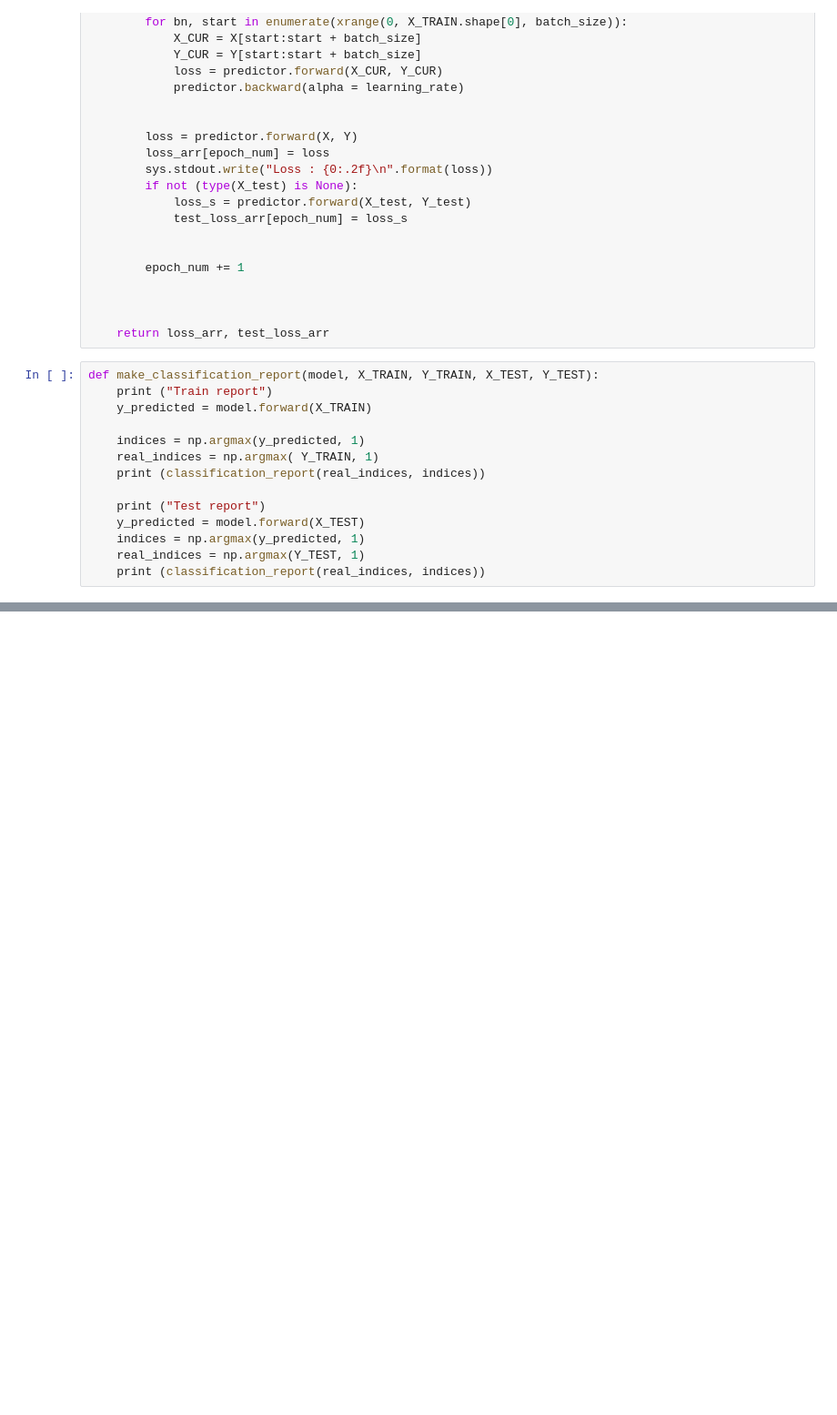
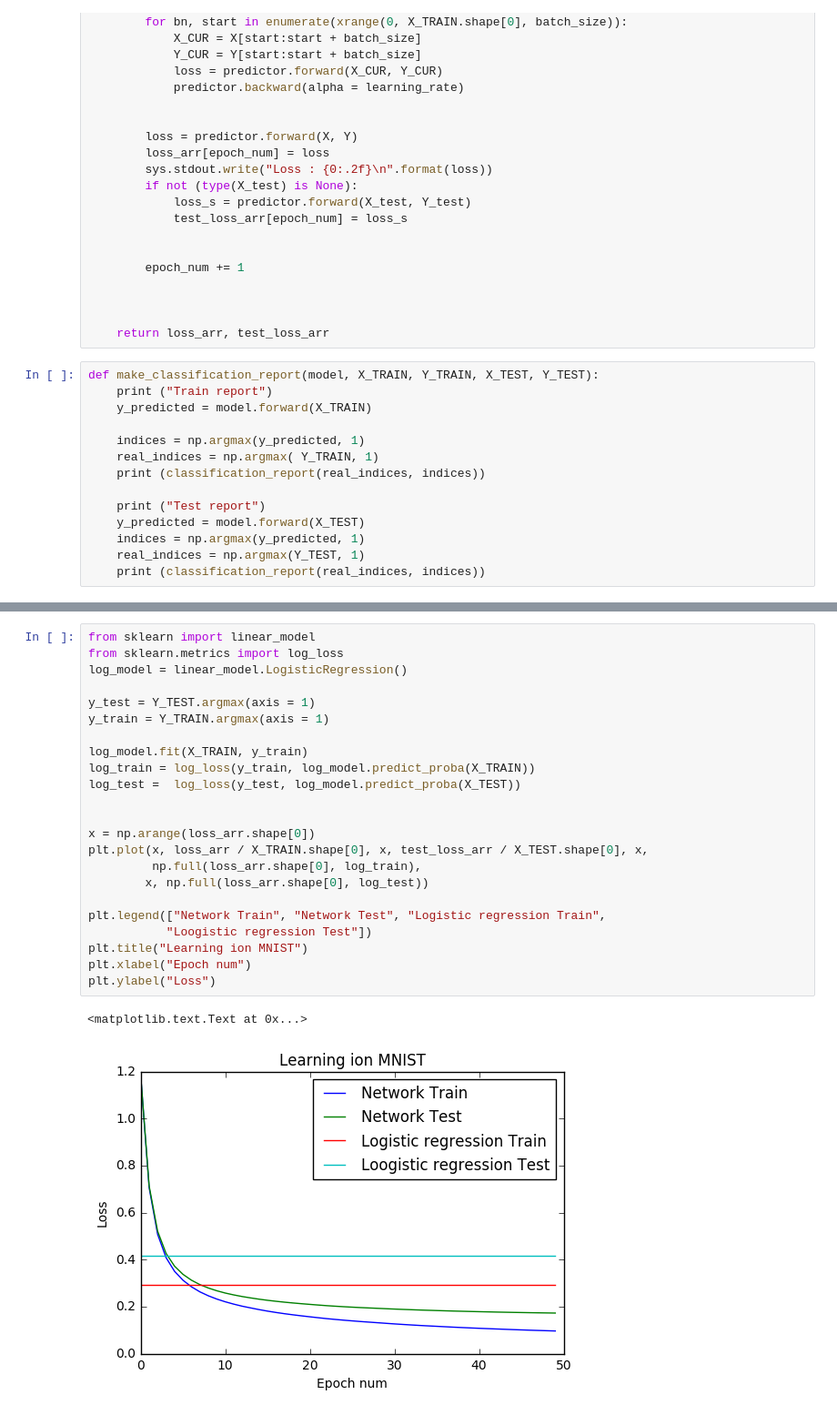
Before and after one commit to dmitrypenzar1996/dm2, a Jupyter notebook: hw1/hw1_note.ipynb, the cells around one changed output, grey strips where cells are left out. Shown at 91% size. Cells and saved outputs as stored; diff of their text form; blank space fills up the shorter version.

```diff
--- a/hw1/hw1_note.ipynb
+++ b/hw1/hw1_note.ipynb
@@ -135,3 +122,29 @@ avg / total       0.95      0.95      0.95     23100
+# %%
+from sklearn import linear_model
+from sklearn.metrics import log_loss
+log_model = linear_model.LogisticRegression()
+
+y_test = Y_TEST.argmax(axis = 1)
+y_train = Y_TRAIN.argmax(axis = 1)
+
+log_model.fit(X_TRAIN, y_train)
+log_train = log_loss(y_train, log_model.predict_proba(X_TRAIN))
+log_test =  log_loss(y_test, log_model.predict_proba(X_TEST))
+
+
+x = np.arange(loss_arr.shape[0])
+plt.plot(x, loss_arr / X_TRAIN.shape[0], x, test_loss_arr / X_TEST.shape[0], x,
+         np.full(loss_arr.shape[0], log_train),
+        x, np.full(loss_arr.shape[0], log_test))
+
+plt.legend(["Network Train", "Network Test", "Logistic regression Train",
+           "Loogistic regression Test"])
+plt.title("Learning ion MNIST")
+plt.xlabel("Epoch num")
+plt.ylabel("Loss")
+# %% [output]
+<matplotlib.text.Text at 0x...>
+[figure, added]
 # %% [markdown]
 Видим, что наша нейросеть смогла достаточно качественно распознавать цифры на изображениях. Кривая обучения достаточно гладкая, качество распознавания высокое. Таким образом hand-made сеть неплохо распознает цифры!)
 
```
Also changed, not shown: parts of 2 cells of this notebook.
